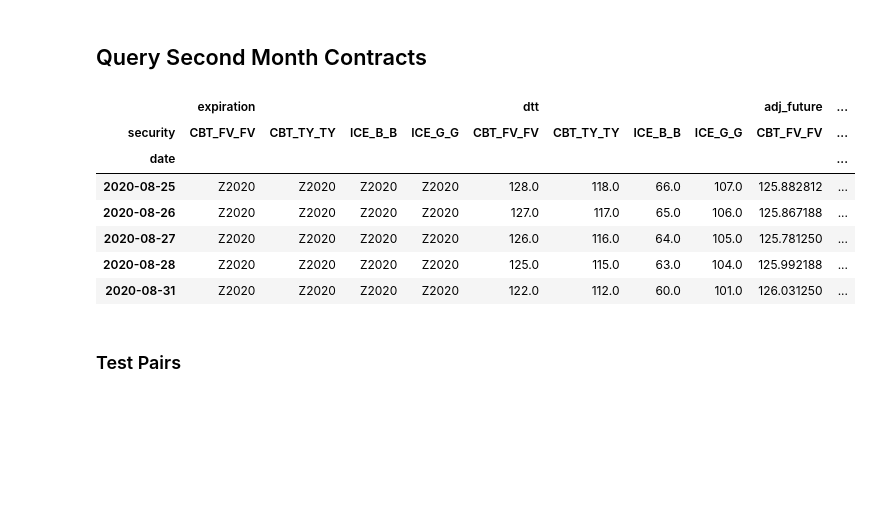
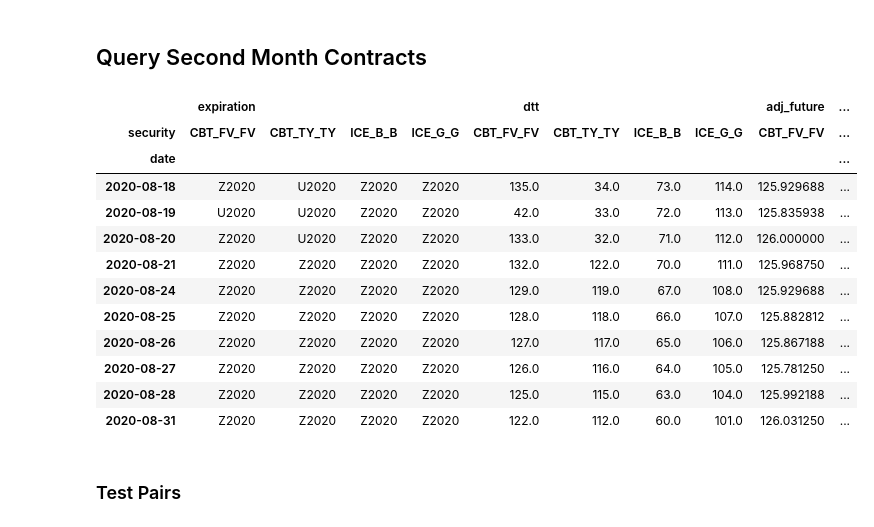
Before and after one commit to CalebEverett/finm33150-spread-trading, a Jupyter notebook: futures_spreads.ipynb, the cells around one changed output. Cells and saved outputs as stored; diff of their text form; code cells hidden in the pictures; blank space fills up the shorter version.

```diff
--- a/notebooks/futures_spreads.ipynb
+++ b/futures_spreads.ipynb
@@ -139,19 +113,24 @@ for i in trange(n_chunks):
 # %%
 df_second = pd.read_sql("""
     SELECT date, security, expiration, dtt, future * multiplier as adj_future FROM (
         SELECT *, rank() OVER w rank
         FROM futures_spreads
         WHERE dtt > 30
         WINDOW w AS (PARTITION BY security, date ORDER BY dte)
     ) WHERE rank = 1
 """, conn)
 df_second["date"] = pd.to_datetime(df_second["date"])
 df_second = df_second.set_index(["date", "security"]).unstack("security")
-df_second.tail()
+df_second.tail(10)
 # %% [output]
 |  | expiration |  |  |  | dtt |  |  |  | adj_future | ... |
 | security | CBT_FV_FV | CBT_TY_TY | ICE_B_B | ICE_G_G | CBT_FV_FV | CBT_TY_TY | ICE_B_B | ICE_G_G | CBT_FV_FV | ... |
 | date |  |  |  |  |  |  |  |  |  | ... |
+| 2020-08-18 | Z2020 | U2020 | Z2020 | Z2020 | 135.0 | 34.0 | 73.0 | 114.0 | 125.929688 | ... |
+| 2020-08-19 | U2020 | U2020 | Z2020 | Z2020 | 42.0 | 33.0 | 72.0 | 113.0 | 125.835938 | ... |
+| 2020-08-20 | Z2020 | U2020 | Z2020 | Z2020 | 133.0 | 32.0 | 71.0 | 112.0 | 126.000000 | ... |
+| 2020-08-21 | Z2020 | Z2020 | Z2020 | Z2020 | 132.0 | 122.0 | 70.0 | 111.0 | 125.968750 | ... |
+| 2020-08-24 | Z2020 | Z2020 | Z2020 | Z2020 | 129.0 | 119.0 | 67.0 | 108.0 | 125.929688 | ... |
 | 2020-08-25 | Z2020 | Z2020 | Z2020 | Z2020 | 128.0 | 118.0 | 66.0 | 107.0 | 125.882812 | ... |
 | 2020-08-26 | Z2020 | Z2020 | Z2020 | Z2020 | 127.0 | 117.0 | 65.0 | 106.0 | 125.867188 | ... |
 | 2020-08-27 | Z2020 | Z2020 | Z2020 | Z2020 | 126.0 | 116.0 | 64.0 | 105.0 | 125.781250 | ... |
```
Also changed, not shown: parts of 26 cells of this notebook, 2 other files.
